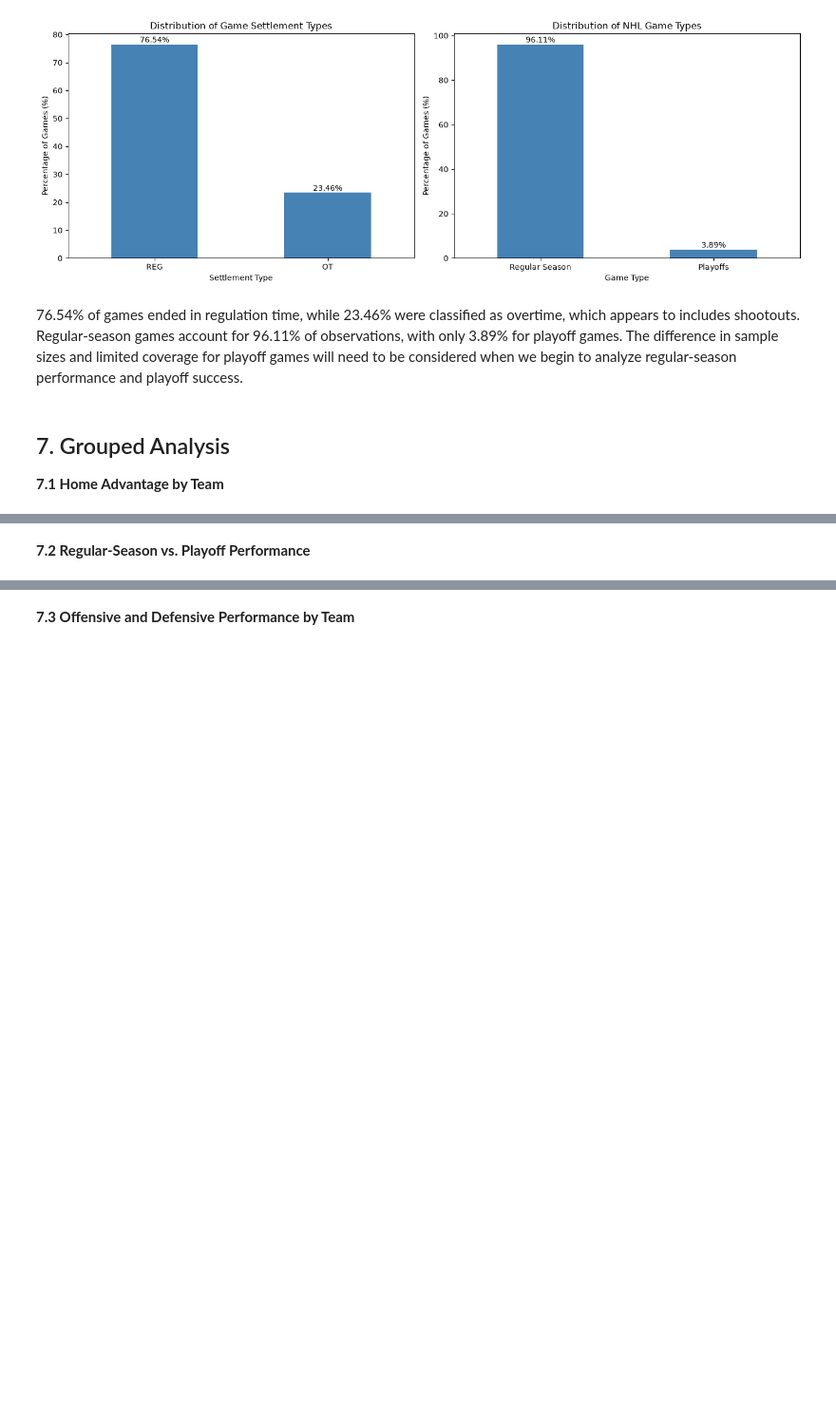
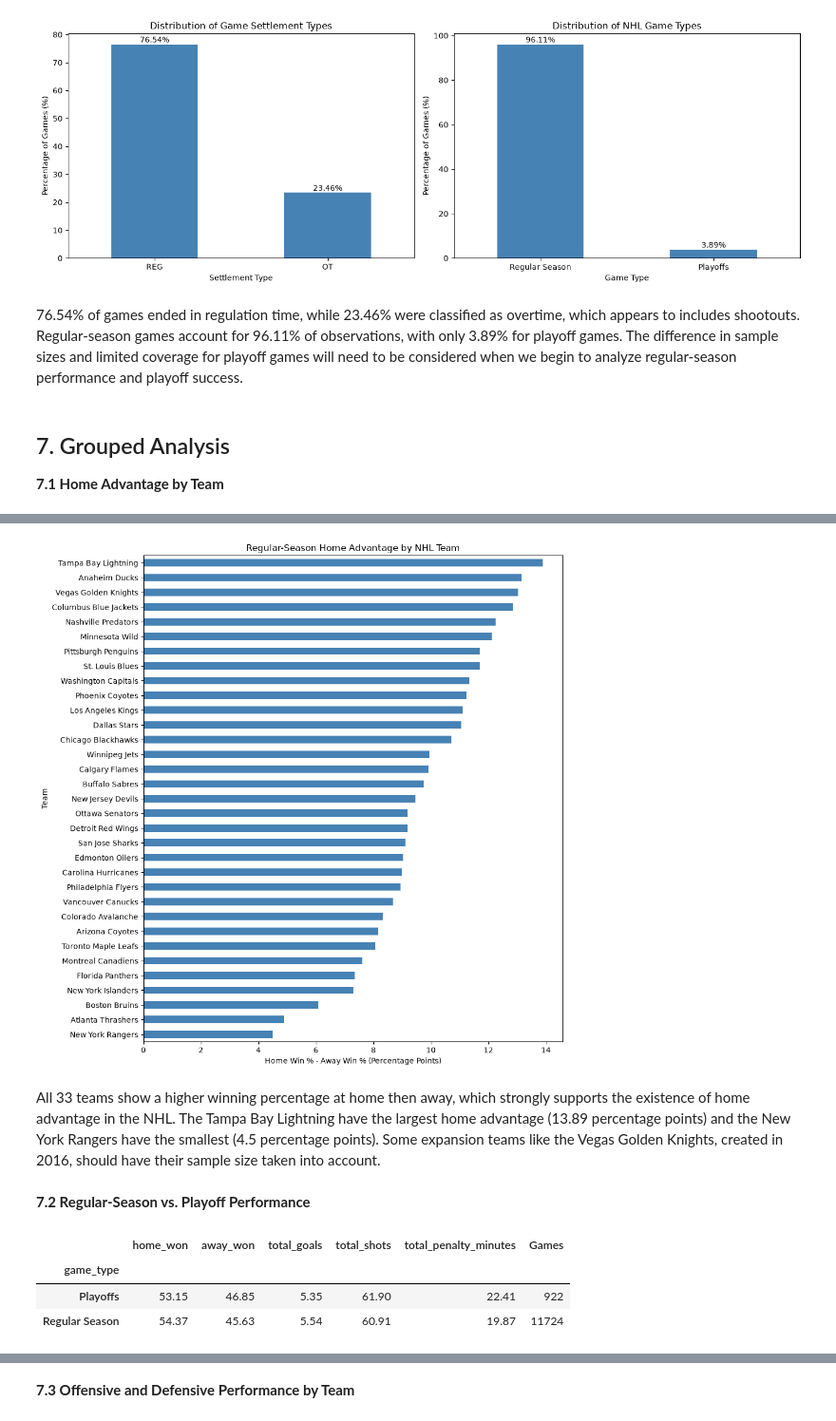
Before and after one commit to jbenigeriBU/DX602-Final-Project, a Jupyter notebook: DX602_Final_Project.ipynb, the cells around one changed output, grey strips where cells are left out. Shown at 95% size. Cells and saved outputs as stored; diff of their text form; code cells hidden in the pictures; blank space fills up the shorter version.

```diff
--- a/DX602_Final_Project.ipynb
+++ b/DX602_Final_Project.ipynb
@@ -1032,3 +1045,28 @@ plt.show()
 ## 7. Grouped Analysis
 
 **7.1 Home Advantage by Team**
+# %%
+# First we want to select only regular season games
+regular_season = game_stats_clean[game_stats_clean["game_type"] == "Regular Season"]
+
+# Calculate home and away win percentages by team
+home_stats = regular_season.groupby("home_team")["home_won"].agg(["count", "mean"])
+away_stats = regular_season.groupby("away_team")["away_won"].agg(["count", "mean"])
+
+# Rename columns
+home_stats.columns = ["Home Games", "Home Win %"]
+away_stats.columns = ["Away Games", "Away Win %"]
+
+# Combine home and away statistics
+home_advantage = home_stats.join(away_stats)
+
+home_advantage["Home Win %"] *= 100
+home_advantage["Away Win %"] *= 100
+
+# Calculate home advantage in percentage points
+home_advantage["Home Advantage"] = (
+    home_advantage["Home Win %"] - home_advantage["Away Win %"]
+)
+home_advantage = home_advantage.sort_values("Home Advantage", ascending=False)
+
+display(home_advantage.round(2))
@@ -1035,2 +1092,43 @@ plt.show()
+# %%
+# Horizontal Bar chart for home advantage by team
+home_advantage["Home Advantage"].sort_values().plot(
+    kind="barh", figsize=(10, 10), color="steelblue"
+)
+
+plt.title("Regular-Season Home Advantage by NHL Team")
+plt.xlabel("Home Win % - Away Win % (Percentage Points)")
+plt.ylabel("Team")
+plt.axvline(0, color="black")
+plt.tight_layout()
+plt.show()
+# %% [output]
+[figure, added]
+# %% [markdown]
+All 33 teams show a higher winning percentage at home then away, which strongly supports the existence of home advantage in the NHL. The Tampa Bay Lightning have the largest home advantage (13.89 percentage points) and the New York Rangers have the smallest (4.5 percentage points). Some expansion teams like the Vegas Golden Knights, created in 2016, should have their sample size taken into account.
 # %% [markdown]
 **7.2 Regular-Season vs. Playoff Performance**
+# %%
+# Select seasons with both regular-season and playoff data
+comparable_games = game_stats_clean[game_stats_clean["season"] >= 2010].copy()
+
+# Calculate combined game statistics
+comparable_games["total_goals"] = comparable_games["home_goals"] + comparable_games["away_goals"]
+comparable_games["total_shots"] = comparable_games["home_shots"] + comparable_games["away_shots"]
+comparable_games["total_penalty_minutes"] = comparable_games["home_penalty_minutes"] + comparable_games["away_penalty_minutes"]
+
+# Calculate grouped averages by game type
+game_type_stats = comparable_games.groupby("game_type")[[
+    "home_won", "away_won", "total_goals",
+    "total_shots", "total_penalty_minutes"
+]].mean()
+
+# Convert win proportions to percentages and include game counts
+game_type_stats[["home_won", "away_won"]] *= 100
+game_type_stats["Games"] = comparable_games.groupby("game_type").size()
+
+display(game_type_stats.round(2))
+# %% [output]
+|  | home_won | away_won | total_goals | total_shots | total_penalty_minutes | Games |
+| game_type |  |  |  |  |  |  |
+| Playoffs | 53.15 | 46.85 | 5.35 | 61.90 | 22.41 | 922 |
+| Regular Season | 54.37 | 45.63 | 5.54 | 60.91 | 19.87 | 11724 |
```
Also changed, not shown: parts of 47 cells of this notebook.
